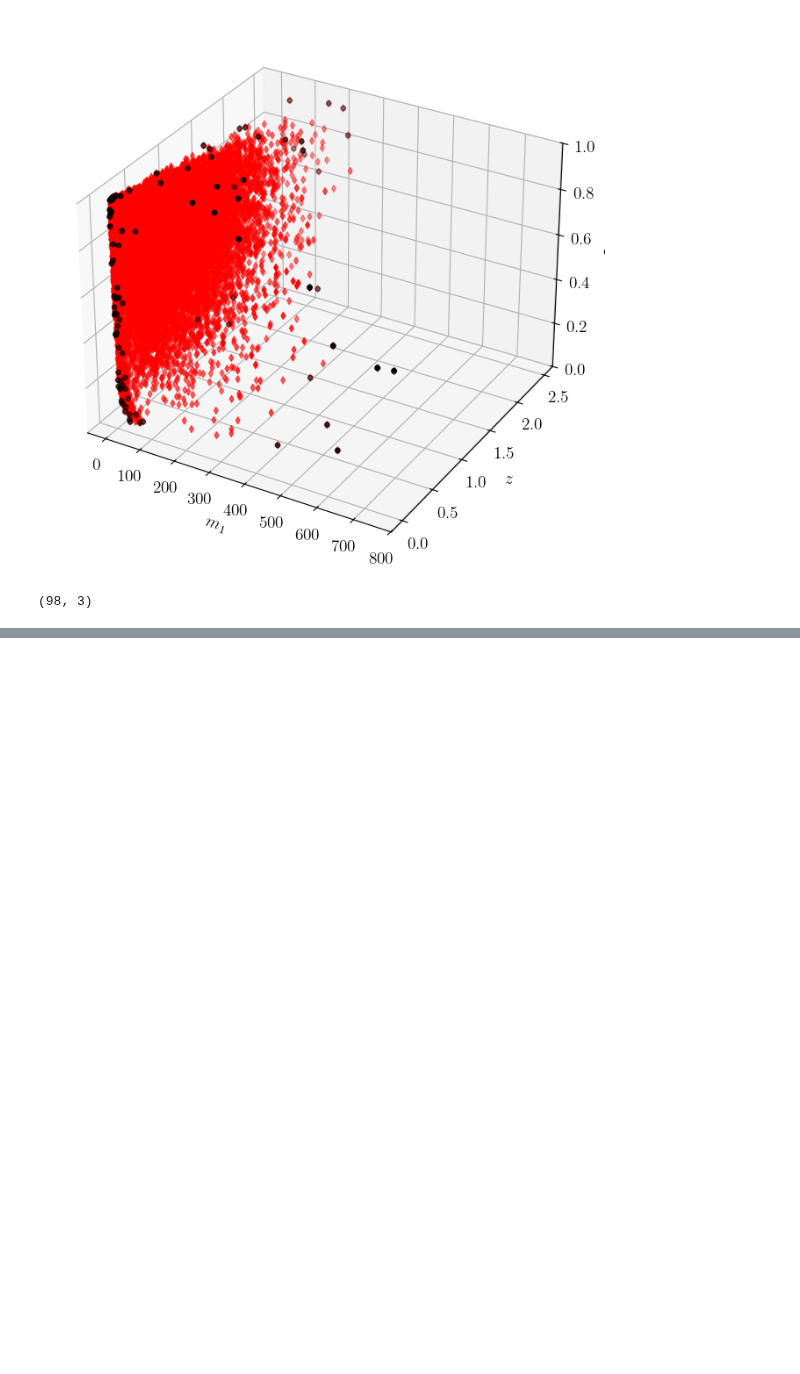
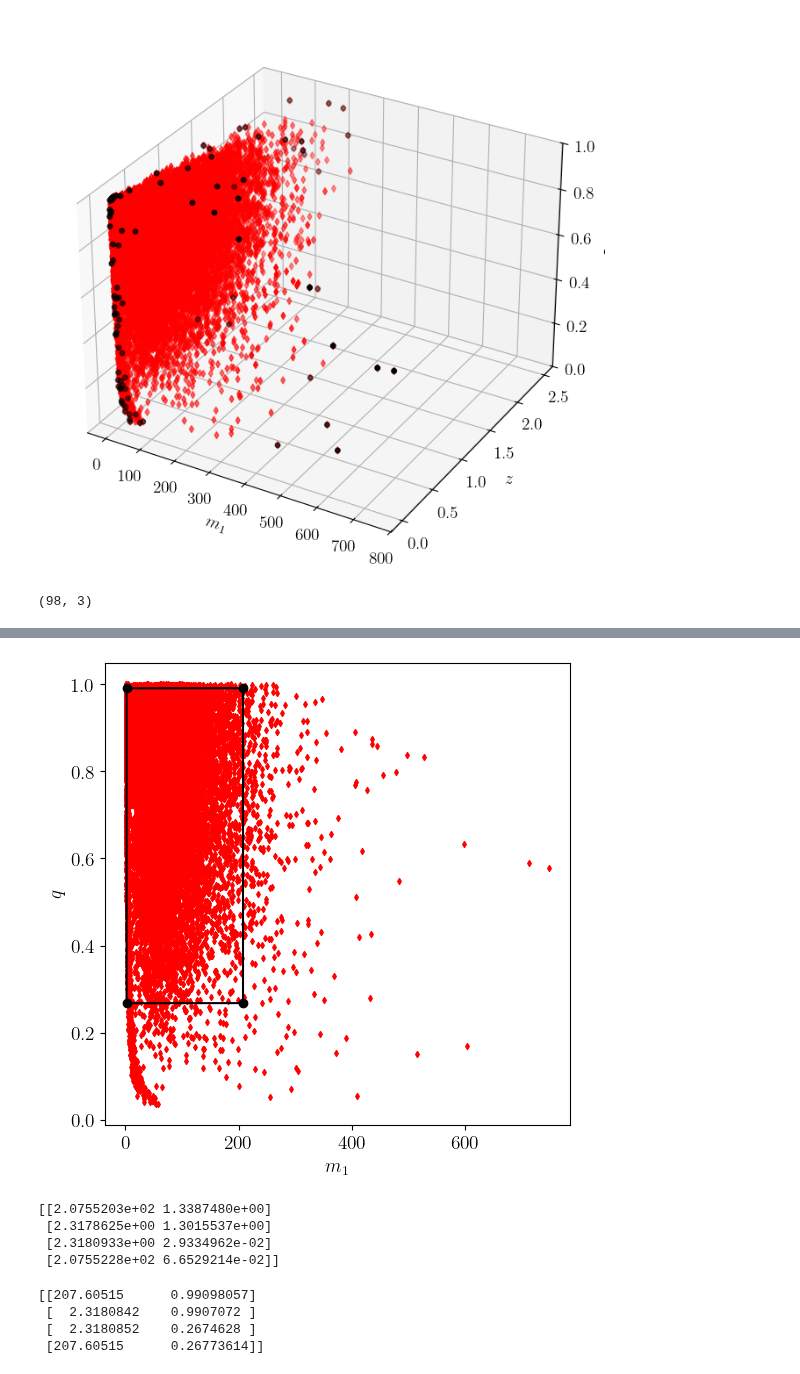
Before and after one commit to TristanBruel/Delaunay_for_GWs, a Jupyter notebook: gwtc5/convexHull_injections_gwtc5.ipynb, the cells around one changed output, grey strips where cells are left out. Drawn from its saved outputs; the diff is of its cells as text; code cells hidden in the pictures; blank space fills up the shorter version.

```diff
--- a/gwtc5/convexHull_injections_gwtc5.ipynb
+++ b/gwtc5/convexHull_injections_gwtc5.ipynb
@@ -986,0 +297,41 @@ plt.close()
+# %%
+fig, ax = plt.subplots(1, 1, figsize=(6,6))
+
+ax.scatter(reduced_injections[:,0], reduced_injections[:,2],
+           c='r', marker='d', s=3**2, zorder=0,
+           # label='Detected injections',
+          )
+
+for i in range(4):
+    ax.scatter(box_m1_q[i,0], box_m1_q[i,1],
+               c='k',
+              )
+ax.plot(box_m1_q[:,0], box_m1_q[:,1], c='k')
+ax.plot([box_m1_q[-1,0],box_m1_q[0,0]], [box_m1_q[-1,1],box_m1_q[0,1]], c='k')
+
+
+ax.set_xlabel('$m_1$')
+#ax.set_xlim(5,200)
+ax.set_ylabel('$q$')
+# ax.legend(loc='upper right', framealpha=0.6)
+# ax.set_box_aspect(1)
+
+
+plt.show()
+plt.close()
+# %% [output]
+[figure, added]
+# %%
+print(box_m1_z)
+# %% [output]
+[[2.0755203e+02 1.3387480e+00]
+ [2.3178625e+00 1.3015537e+00]
+ [2.3180933e+00 2.9334962e-02]
+ [2.0755228e+02 6.6529214e-02]]
+# %%
+print(box_m1_q)
+# %% [output]
+[[207.60515      0.99098057]
+ [  2.3180842    0.9907072 ]
+ [  2.3180852    0.2674628 ]
+ [207.60515      0.26773614]]
```
Also changed, not shown: parts of 47 cells of this notebook, 2 other files.
